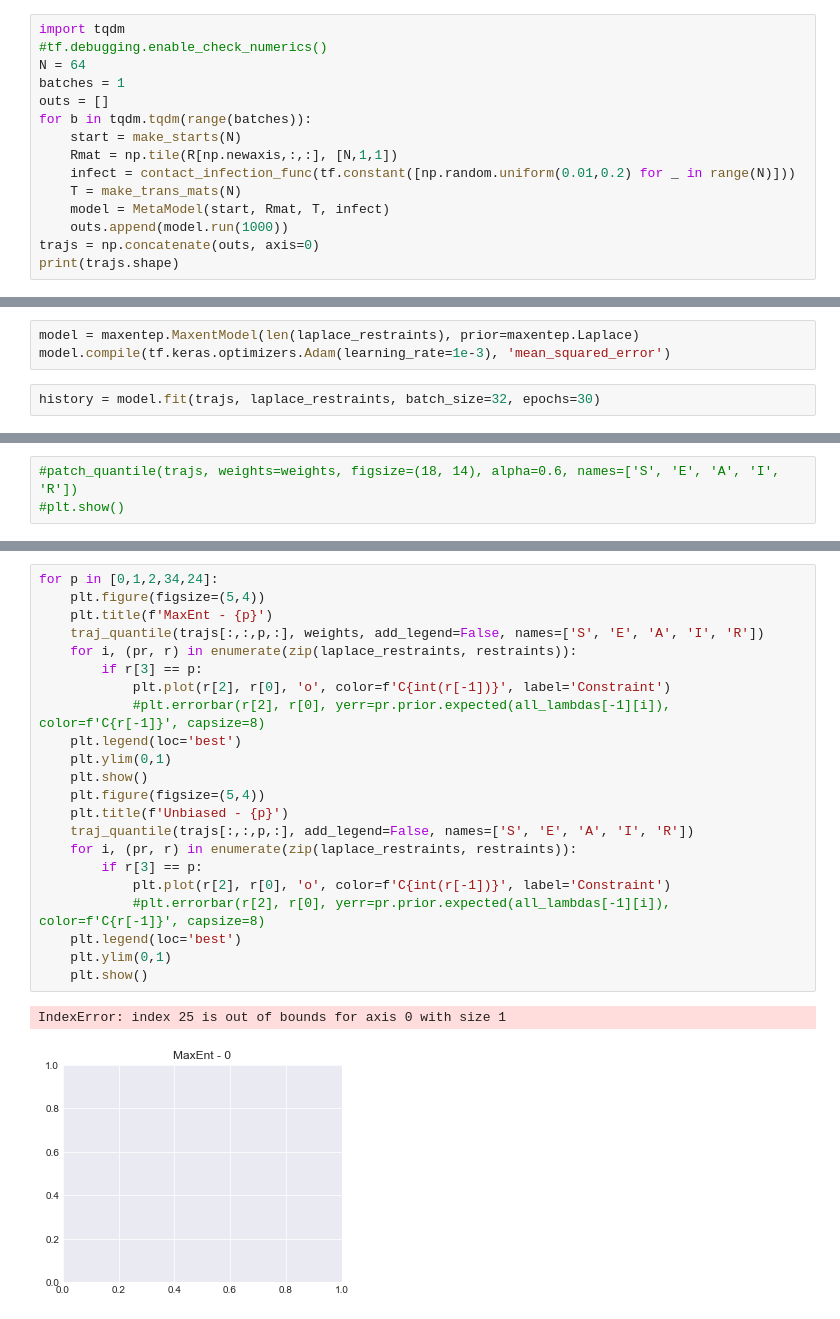
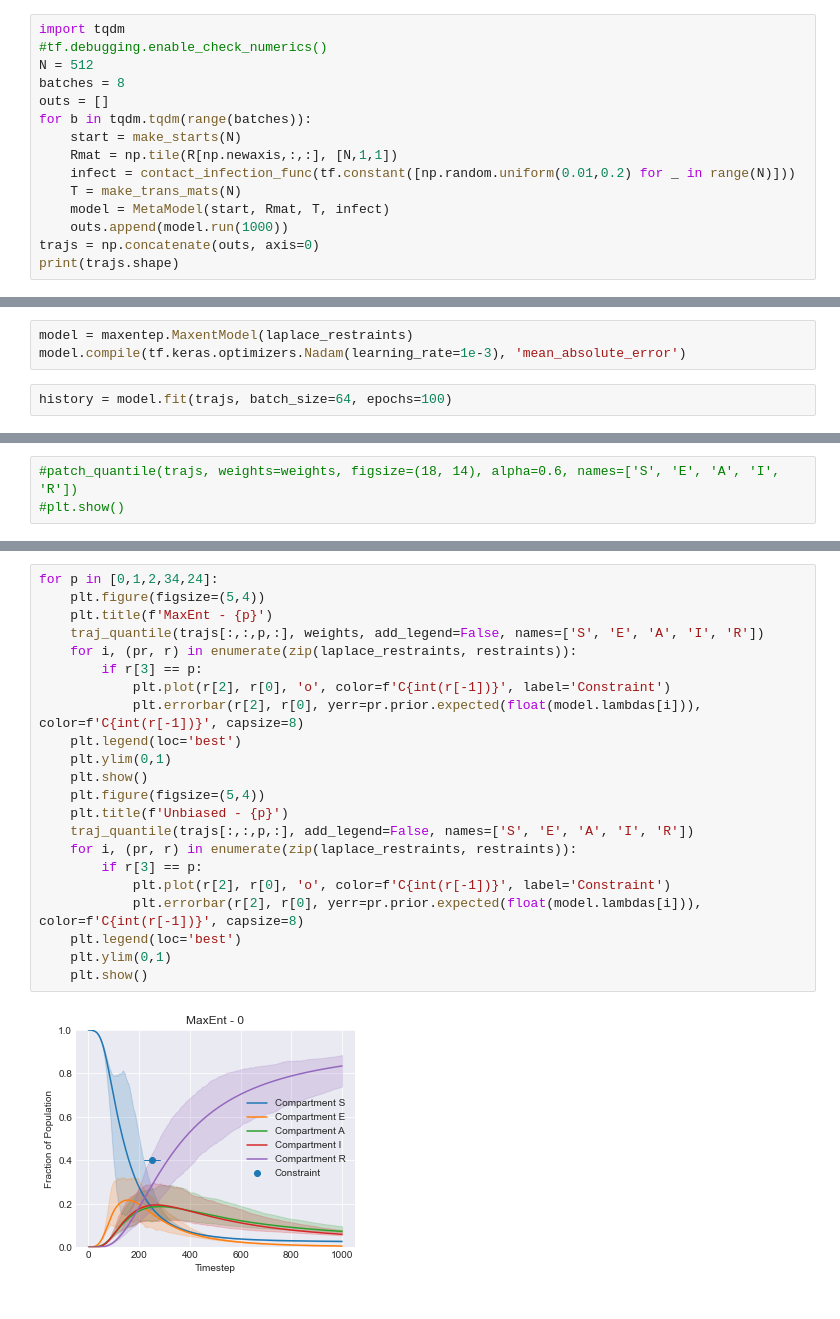
Before and after one commit to ur-whitelab/py0, a Jupyter notebook: examples/Metapop.ipynb, the cells around one changed output, grey strips where cells are left out. Cells and saved outputs as stored; diff of their text form.

```diff
--- a/examples/Metapop.ipynb
+++ b/examples/Metapop.ipynb
@@ -81,8 +81,8 @@ def make_starts(N):
 # %%
 import tqdm
 #tf.debugging.enable_check_numerics()
-N = 64
-batches = 1
+N = 512
+batches = 8
 outs = []
 for b in tqdm.tqdm(range(batches)):
     start = make_starts(N)
@@ -137,6 +137,6 @@ sigmas.shape
 # %%
-model = maxentep.MaxentModel(len(laplace_restraints), prior=maxentep.Laplace)
-model.compile(tf.keras.optimizers.Adam(learning_rate=1e-3), 'mean_squared_error')
+model = maxentep.MaxentModel(laplace_restraints)
+model.compile(tf.keras.optimizers.Nadam(learning_rate=1e-3), 'mean_absolute_error')
 # %%
-history = model.fit(trajs, laplace_restraints, batch_size=32, epochs=30)
+history = model.fit(trajs, batch_size=64, epochs=100)
 # %% [output]
@@ -193,25 +205,24 @@ TensorShape([1, 5])
 # %%
 for p in [0,1,2,34,24]:
     plt.figure(figsize=(5,4))
     plt.title(f'MaxEnt - {p}')
     traj_quantile(trajs[:,:,p,:], weights, add_legend=False, names=['S', 'E', 'A', 'I', 'R'])
     for i, (pr, r) in enumerate(zip(laplace_restraints, restraints)):
         if r[3] == p:
             plt.plot(r[2], r[0], 'o', color=f'C{int(r[-1])}', label='Constraint')
-            #plt.errorbar(r[2], r[0], yerr=pr.prior.expected(all_lambdas[-1][i]), color=f'C{r[-1]}', capsize=8)
+            plt.errorbar(r[2], r[0], yerr=pr.prior.expected(float(model.lambdas[i])), color=f'C{int(r[-1])}', capsize=8)
     plt.legend(loc='best')
     plt.ylim(0,1)
     plt.show()
     plt.figure(figsize=(5,4))
     plt.title(f'Unbiased - {p}')
     traj_quantile(trajs[:,:,p,:], add_legend=False, names=['S', 'E', 'A', 'I', 'R'])
     for i, (pr, r) in enumerate(zip(laplace_restraints, restraints)):
         if r[3] == p:
             plt.plot(r[2], r[0], 'o', color=f'C{int(r[-1])}', label='Constraint')
-            #plt.errorbar(r[2], r[0], yerr=pr.prior.expected(all_lambdas[-1][i]), color=f'C{r[-1]}', capsize=8)
+            plt.errorbar(r[2], r[0], yerr=pr.prior.expected(float(model.lambdas[i])), color=f'C{int(r[-1])}', capsize=8)
     plt.legend(loc='best')
     plt.ylim(0,1)
     plt.show()
 # %% [output]
-IndexError: index 25 is out of bounds for axis 0 with size 1
-[figure, old version]
+[figure, new version]
```
Also changed, not shown: parts of 16 cells of this notebook, 1 other file.
